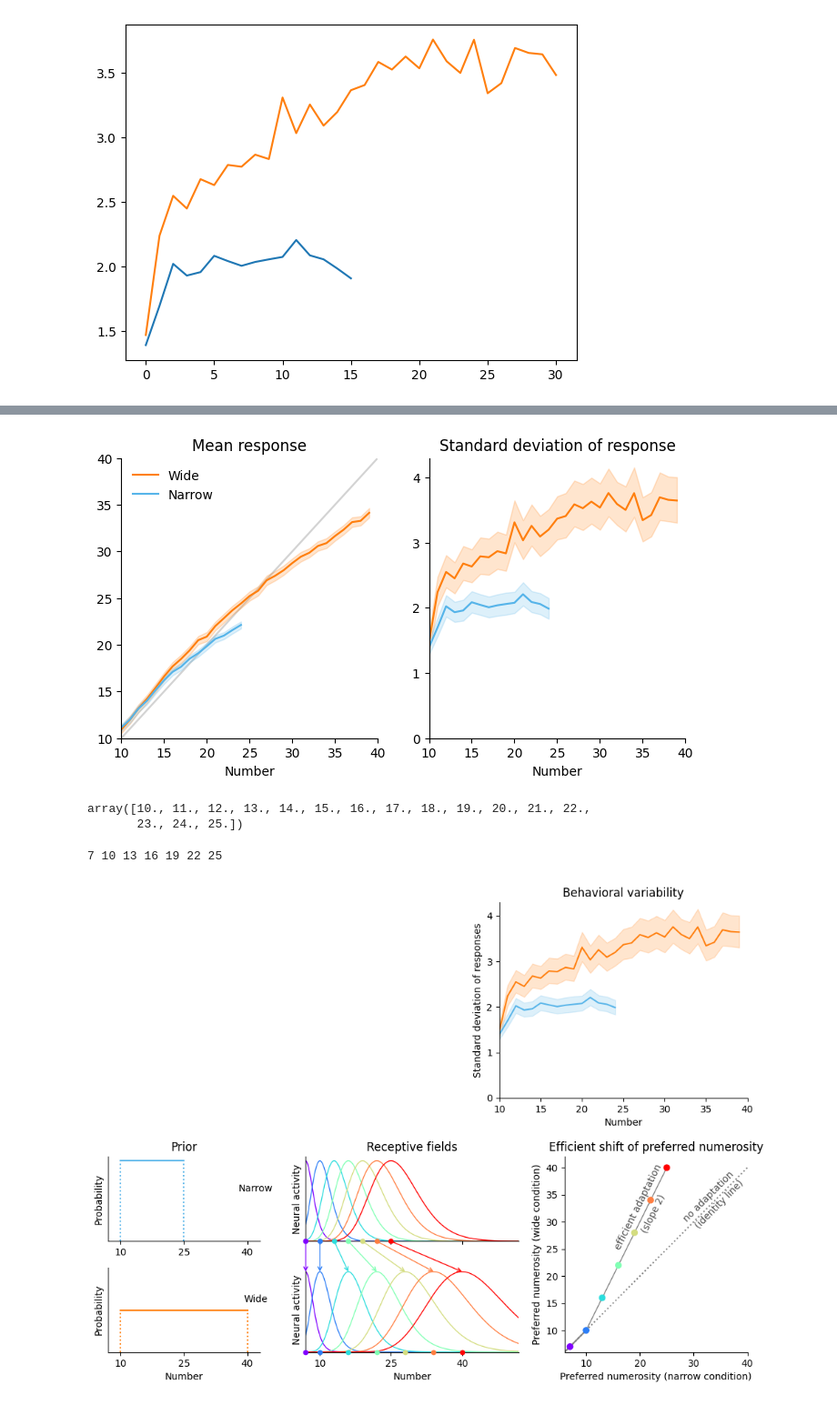
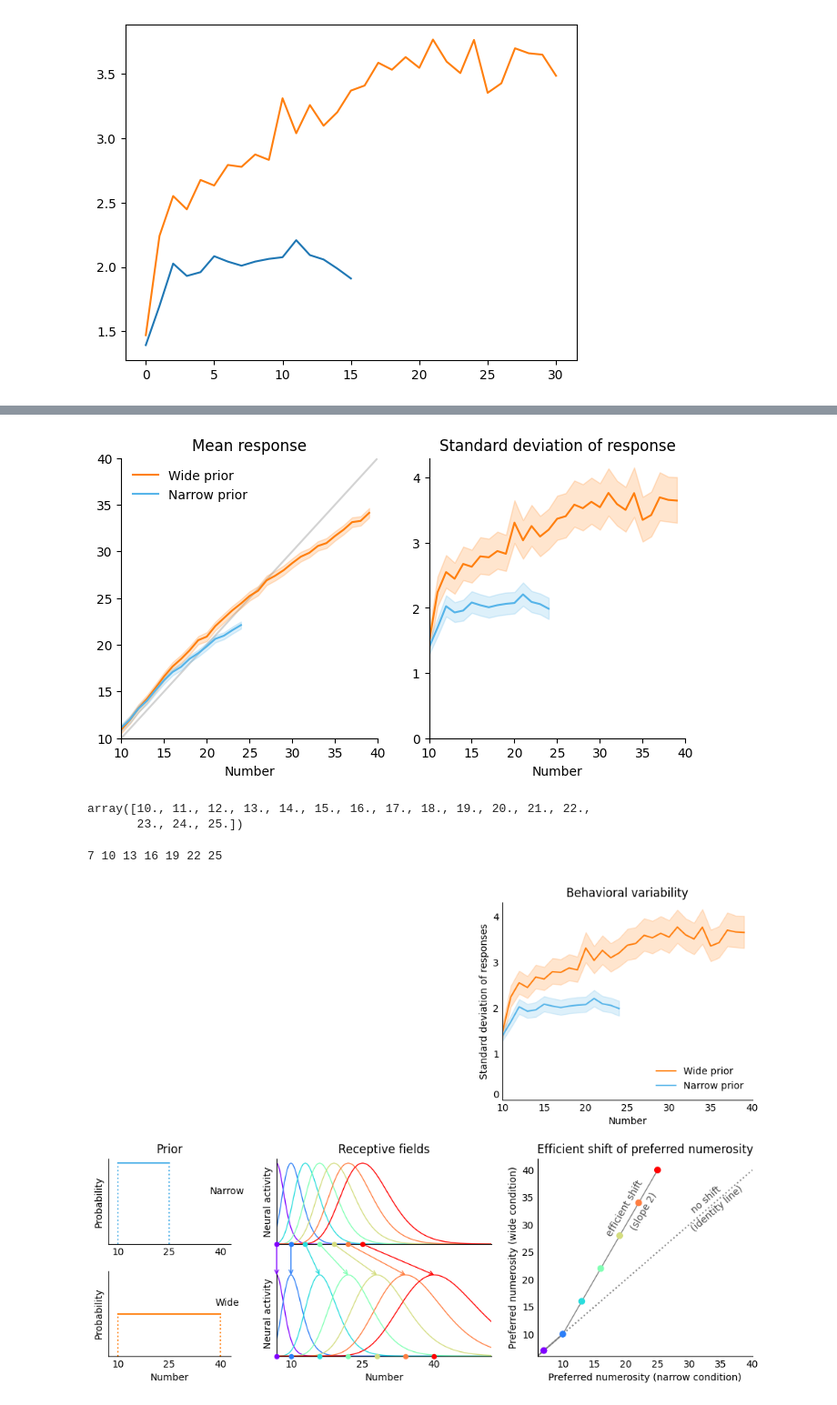
Before and after one commit to Gilles86/neural_priors, a Jupyter notebook: notebooks/stan_output.ipynb, the cells around one changed output, grey strips where cells are left out. Shown: that part at 91% size. Saved outputs shown, nothing was run; the diff lists cells and outputs as text; code cells hidden in the pictures.

```diff
--- a/notebooks/stan_output.ipynb
+++ b/notebooks/stan_output.ipynb
@@ -17,7 +18,9 @@ W_WIDE   = 30.
 HW_NARROW = W_NARROW/2
 HW_WIDE   = W_WIDE/2
 # %%
-summary = pd.read_csv('stan/outputs/summaries/results_20250804142343.csv', index_col=0)
+#summary = pd.read_csv('stan/outputs/summaries/results_20250804142343.csv', index_col=0)
+#summary = pd.read_csv('stan/outputs/summaries_30/results_20250804212421.csv', index_col=0) # prior on m_0 -> 30
+summary = pd.read_csv('stan/outputs/summaries_30/results_20250804214456.csv', index_col=0) # prior on m_0 -> 30, prior on sigma_0 -> 10
 summary
 # %% [output]
 |  | Mean | MCSE | StdDev | 5% | 50% | 95% | N_Eff | N_Eff/s | R_hat |
@@ -152,7 +155,7 @@ def plot_subjects_stan(ax_m, ax_sigma):
                 vs.append( r['Mean'] )
                 vs_5.append( r['5%'] )
                 vs_95.append( r['95%'] )
-            ax.plot(xs, vs, c=c, alpha=1., label=cond.capitalize())
+            ax.plot(xs, vs, c=c, alpha=1., label=cond.capitalize() + ' prior')
             ax.fill_between(xs, vs_5, vs_95, color=c, alpha=.2)
     if False:
         ### TESTS ###
@@ -223,7 +226,7 @@ for ax in axs:
 #axs[1].set_xlim(13,22)
 #fig.savefig(apc.todayDirPath() + '/subjects.pdf', bbox_inches='tight', transparent=False)
 # %% [output]
-[figure, old version]
+[figure, new version]
 # %%
 np.arange(10, 10+W_NARROW+1)
 # %% [output]
@@ -245,7 +248,7 @@ def plot_prior(ax, x0, x1, v, c, zorder=None, ylabel='Probability'):
 # %%
 from matplotlib.patches import ConnectionPatch
 # %%
-fig, axs = subplots(nrows=3, ncols=3, figsize=(12,8.5), width_ratios=[10,14,12], height_ratios=[2.7,1,1])
+fig, axs = subplots(nrows=3, ncols=3, figsize=(12,8.5), width_ratios=[8,14,14], height_ratios=[2.7,1,1])
 
 gs = axs[0, 0].get_gridspec()
 for ax in axs[1:, 2]:
@@ -271,12 +274,12 @@ plot_subjects_stan(ax_m=None, ax_sigma=axStdDev)
 #axs[0].set_title('Mean response')
 axStdDev.set_title('Behavioral variability')
 axStdDev.set_xlim(10,40)
-axStdDev.spines['top'].set_visible(False)
-axStdDev.spines['right'].set_visible(False)
 axStdDev.set_ylim(0,None)
 axStdDev.set_yticks([0,1,2,3,4])
 axStdDev.set_xlabel('Number') # $x$
 axStdDev.set_ylabel('Standard deviation of responses') # $\hat x$
+axStdDev.legend(loc='lower right', )
+axStdDev.get_yticklabels()[0].set_verticalalignment('bottom')
 #####
 
 sigma = .2
@@ -311,8 +314,6 @@ for ii,mode in enumerate( pref_nums ):
     axRF_W.scatter(x=mode_w, y=0, zorder=1000, clip_on=False, color=c, s=20)
     #plot_prior(axs[1,1], 10, 40, .25, c=COLORS_COND[WIDE], ylabel=None, zorder=-1000)
 for ax in axs[1:,:2].flatten():
-    ax.spines['top'].set_visible(False)
-    ax.spines['right'].set_visible(False)
     ax.set_yticks([])
     ax.set_ylim(0,None); #ax.set_xlim(10,40)
     #ax.set_xticks([10,15,20,25,30,35,40])
@@ -324,37 +325,40 @@ axRF_W.set_ylabel('Neural activity')
 axRF_W.set_xlabel('Number')
 for ax in axs[1:,1]: ax.set_xlim(7,52)
 
 #for pref_n in [10, 15, 20, 25]:
 #for pref_n in pref_nums[1:]:
 for pref_n in pref_nums[:]:
     print(pref_n, end=' ')
     pref_w = pref_n if no_change or pref_n <= 10 else ( 10 + 2*(pref_n-10) )
     c = cmap( (pref_n-pref_nums[0])/(pref_nums[-1]-pref_nums[0]) )
     con = ConnectionPatch(xyA=(pref_n, 0), xyB=(pref_w, prf(pref_w,pref_w,sigma)), coordsA='data', coordsB='data',
             axesA=axRF_N, axesB=axRF_W, color=c, arrowstyle='->', linewidth=1, zorder=100)
     axRF_W.add_artist(con)
 
 axbig.scatter(pref_nums, pref_nums_w, c=cmap( (pref_nums-pref_nums[0])/(pref_nums[-1]-pref_nums[0]) ), zorder=1000, clip_on=False)
 axbig.plot([5,10], [5,10], c='grey')
 axbig.axline([10,10], slope=1, ls=':', c='grey')
 axbig.set_xlim(6, 40) # 28)
 axbig.plot([10,25],[10,40], c='grey', lw=1)
-axbig.spines['top'].set_visible(False)
-axbig.spines['right'].set_visible(False)
 #axbig.text(29.25, 29.8, 'no adaptation\n(identity line)', c=(.3,)*3, ma='center', rotation=np.degrees(np.arctan(1)), transform_rotates_text=True) # 34
-axbig.text(27.75, 30, 'no adaptation', c=(.3,)*3, ma='center', rotation=np.degrees(np.arctan(1)), transform_rotates_text=True) # 34
+axbig.text(30, 30+2.15, 'no shift', c=(.3,)*3, ma='center', rotation=np.degrees(np.arctan(1)), transform_rotates_text=True) # 34
 axbig.text(30, 28.8, '(identity line)', c=(.3,)*3, ma='center', rotation=np.degrees(np.arctan(1)), transform_rotates_text=True) # 34
 # axbig.annotate('efficient adaptation\n(slope = 2)', xy=(20,30), xytext=(15, 35), c=(.2,)*3, ma='center', ha='center',
 #                arrowprops=dict(arrowstyle="->", connectionstyle="arc", color='grey'), ) # rotation=0,
-axbig.text(15, 25, 'efficient adaptation', c=(.3,)*3, ma='center', rotation=np.degrees(np.arctan(2)), transform_rotates_text=True)
-axbig.text(20, 28, '(slope 2)', c=(.3,)*3, ma='center', rotation=np.degrees(np.arctan(2)), transform_rotates_text=True)
+axbig.text(16.6, 28, 'efficient shift', c=(.3,)*3, ma='center', rotation=np.degrees(np.arctan(2)), transform_rotates_text=True)
+axbig.text(20.5, 29, '(slope 2)', c=(.3,)*3, ma='center', rotation=np.degrees(np.arctan(2)), transform_rotates_text=True)
 axbig.set_ylim(6, 42)
 axbig.set_xlabel('Preferred numerosity (narrow condition)')
 axbig.set_ylabel('Preferred numerosity (wide condition)')
 axbig.set_title('Efficient shift of preferred numerosity')
+axbig.set_xticks([10,15,20,25,30,35,40])
 fig.subplots_adjust(wspace=.25)
 
-#fig.savefig('figures/subjs_stddev_priors_effcod.pdf', bbox_inches='tight')
+sns.despine(fig=fig)
+for ax in fig.axes:
+    ax.tick_params(axis='both', length=0)
+
+fig.savefig('figures/subjs_stddev_priors_effcod.pdf', bbox_inches='tight')
 # %% [output]
 7 10 13 16 19 22 25
-[figure, old version]
+[figure, new version]
```
Also changed, not shown: parts of 13 cells of this notebook.
